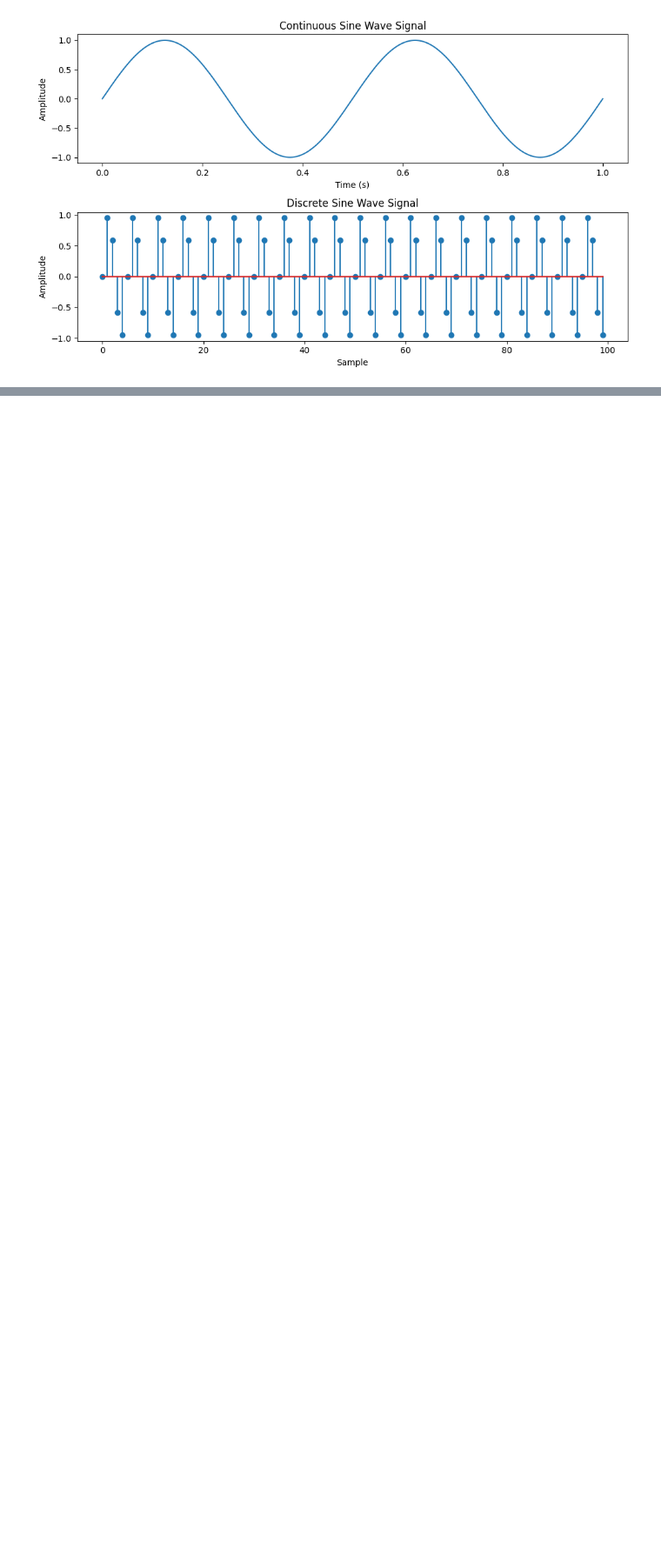
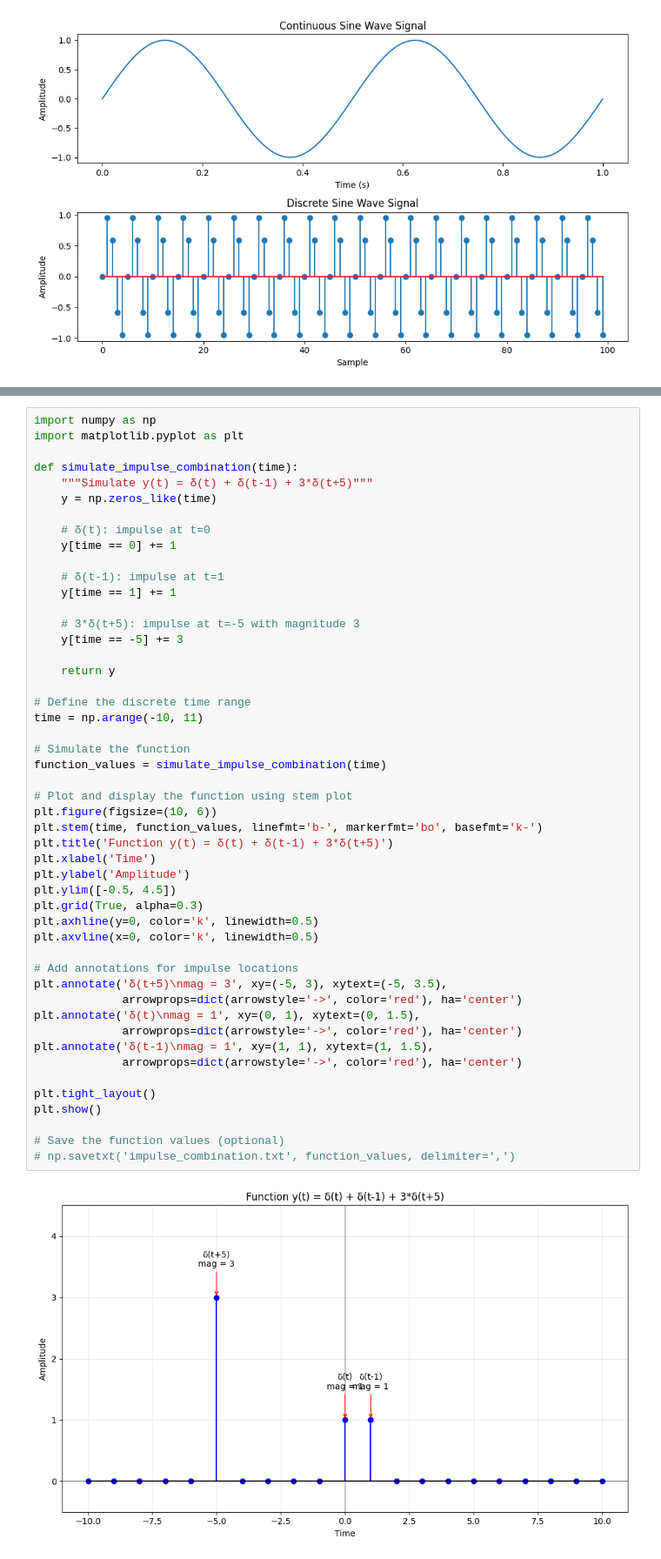
Before and after one commit to JahnviAghera/DSIP, a Jupyter notebook: experiment_01/experiment_01.ipynb, the cells around one changed output, grey strips where cells are left out. Shown: that part at 87% size. Cells and saved outputs as stored; diff of their text form; blank space fills up the shorter version.

```diff
--- a/experiment_01/experiment_01.ipynb
+++ b/experiment_01/experiment_01.ipynb
@@ -504,0 +606,51 @@ plt.show()
+# %%
+import numpy as np
+import matplotlib.pyplot as plt
+
+def simulate_impulse_combination(time):
+    """Simulate y(t) = δ(t) + δ(t-1) + 3*δ(t+5)"""
+    y = np.zeros_like(time)
+
+    # δ(t): impulse at t=0
+    y[time == 0] += 1
+
+    # δ(t-1): impulse at t=1
+    y[time == 1] += 1
+
+    # 3*δ(t+5): impulse at t=-5 with magnitude 3
+    y[time == -5] += 3
+
+    return y
+
+# Define the discrete time range
+time = np.arange(-10, 11)
+
+# Simulate the function
+function_values = simulate_impulse_combination(time)
+
+# Plot and display the function using stem plot
+plt.figure(figsize=(10, 6))
+plt.stem(time, function_values, linefmt='b-', markerfmt='bo', basefmt='k-')
+plt.title('Function y(t) = δ(t) + δ(t-1) + 3*δ(t+5)')
+plt.xlabel('Time')
+plt.ylabel('Amplitude')
+plt.ylim([-0.5, 4.5])
+plt.grid(True, alpha=0.3)
+plt.axhline(y=0, color='k', linewidth=0.5)
+plt.axvline(x=0, color='k', linewidth=0.5)
+
+# Add annotations for impulse locations
+plt.annotate('δ(t+5)\nmag = 3', xy=(-5, 3), xytext=(-5, 3.5),
+             arrowprops=dict(arrowstyle='->', color='red'), ha='center')
+plt.annotate('δ(t)\nmag = 1', xy=(0, 1), xytext=(0, 1.5),
+             arrowprops=dict(arrowstyle='->', color='red'), ha='center')
+plt.annotate('δ(t-1)\nmag = 1', xy=(1, 1), xytext=(1, 1.5),
+             arrowprops=dict(arrowstyle='->', color='red'), ha='center')
+
+plt.tight_layout()
+plt.show()
+
+# Save the function values (optional)
+# np.savetxt('impulse_combination.txt', function_values, delimiter=',')
+# %% [output]
+[figure, added]
```
Also changed, not shown: parts of 13 cells of this notebook.
